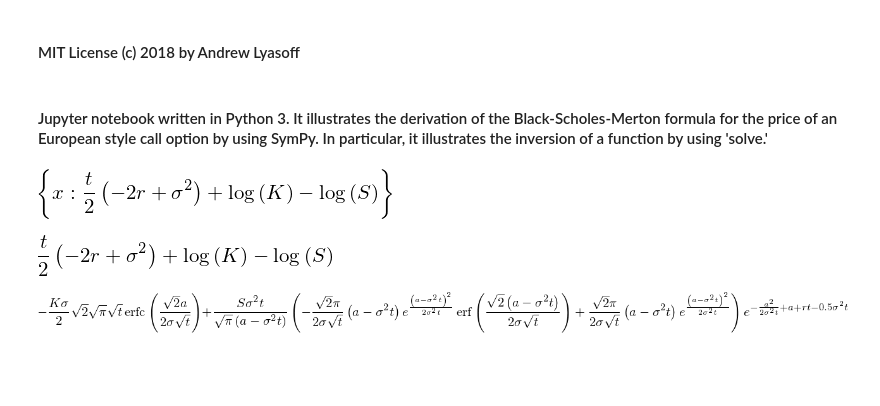
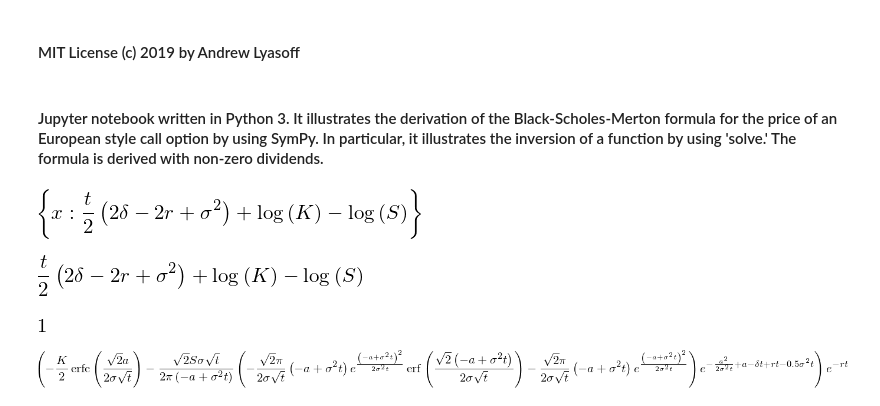
Before and after one commit to AndrewLyasoff/SMAP, a Jupyter notebook: Black_Scholes_Merton_Formula_Derived_by_SymPy_Python.ipynb, the cells around one changed output. Saved outputs shown, nothing was run; the diff lists cells and outputs as text; code cells hidden in the pictures; blank space fills up the shorter version.

```diff
--- a/Black_Scholes_Merton_Formula_Derived_by_SymPy_Python.ipynb
+++ b/Black_Scholes_Merton_Formula_Derived_by_SymPy_Python.ipynb
@@ -1,7 +1,7 @@
 # %% [markdown]
-#### MIT License (c) 2018 by Andrew Lyasoff
+#### MIT License (c) 2019 by Andrew Lyasoff
 # %% [markdown]
-#### Jupyter notebook written in Python 3. It illustrates the derivation of the Black-Scholes-Merton formula for the price of an European style call option by using SymPy. In particular, it illustrates the inversion of a function by using 'solve.'
+#### Jupyter notebook written in Python 3. It illustrates the derivation of the Black-Scholes-Merton formula for the price of an European style call option by using SymPy. In particular, it illustrates the inversion of a function by using 'solve.' The formula is derived with non-zero dividends.
 # %%
 from sympy import *
 t=Symbol('t',positive=True)
@@ -11,21 +11,26 @@ K=Symbol('K',positive=True)
 a=Symbol('a',positive=True)
 x=Symbol('x',real=True)
 sigma=Symbol('sigma',positive=True)
+delta=Symbol('delta',positive=True)
 init_printing()
 # %%
-ibound=solve(S*exp(x+(r-Rational(1,2)*sigma**2)*t)-K,x,dict=True)[0]
+ibound=solve(S*exp(x+(r-delta-Rational(1,2)*sigma**2)*t)-K,x,dict=True)[0]
 ibound
 # %% [output]
-[figure, old version]
+[figure, new version]
 # %%
 ibound[x]
 # %% [output]
-[figure, old version]
+[figure, new version]
+# %%
+integrate(exp(-x**2/(2*t*sigma**2))/(sigma*sqrt(2*pi*t)),(x,-oo,+oo))
+# %% [output]
+[figure, added]
 # %%
-A=integrate(exp(-x**2/(2*t*sigma**2))*(S*exp(x+(r-(1/2)*sigma**2)*t)-K),(x,a,+oo))
+A=exp(-r*t)*integrate(exp(-x**2/(2*t*sigma**2))*(S*exp(x+(r-delta-(1/2)*sigma**2)*t)-K)/(sigma*sqrt(2*pi*t)),(x,a,+oo))
 A
 # %% [output]
-[figure, old version]
+[figure, new version]
 # %%
 A.subs(a,ibound[x]).simplify()
 # %% [output]
```
Also changed, not shown: parts of 6 cells of this notebook.
